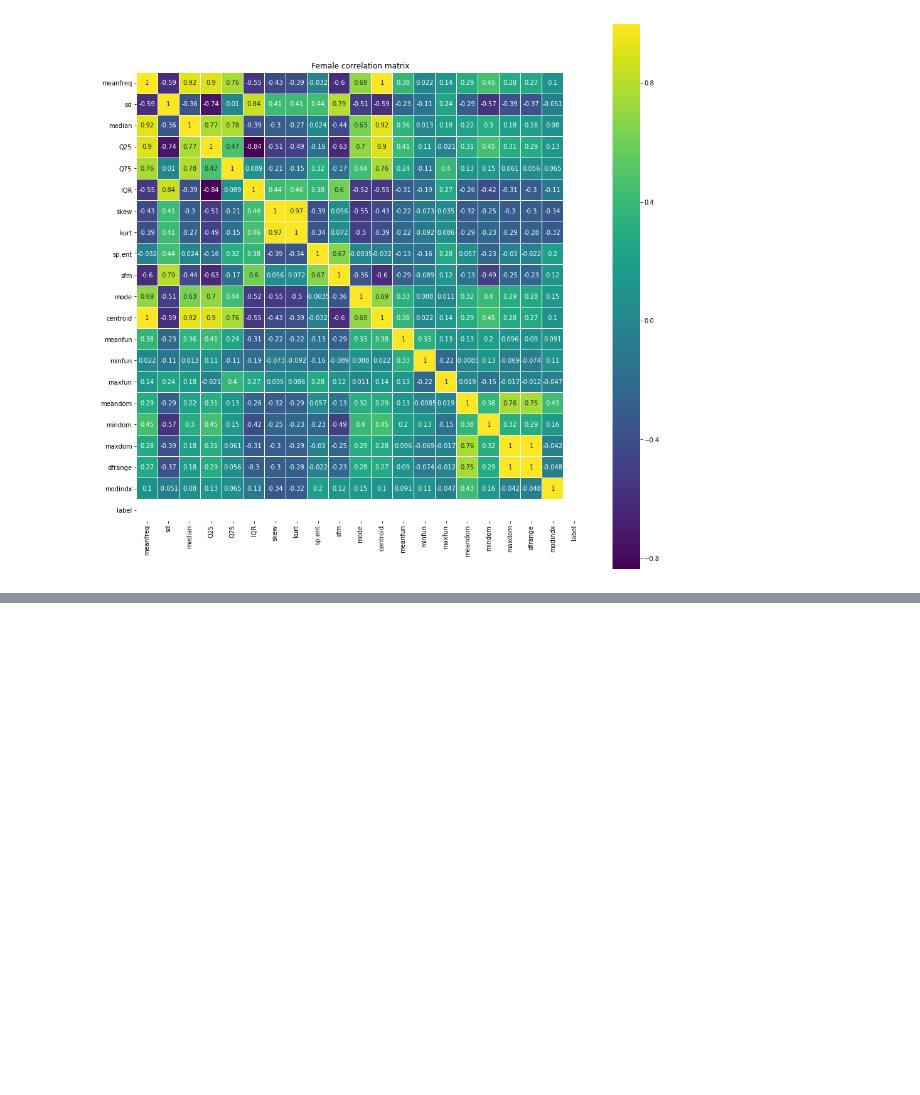
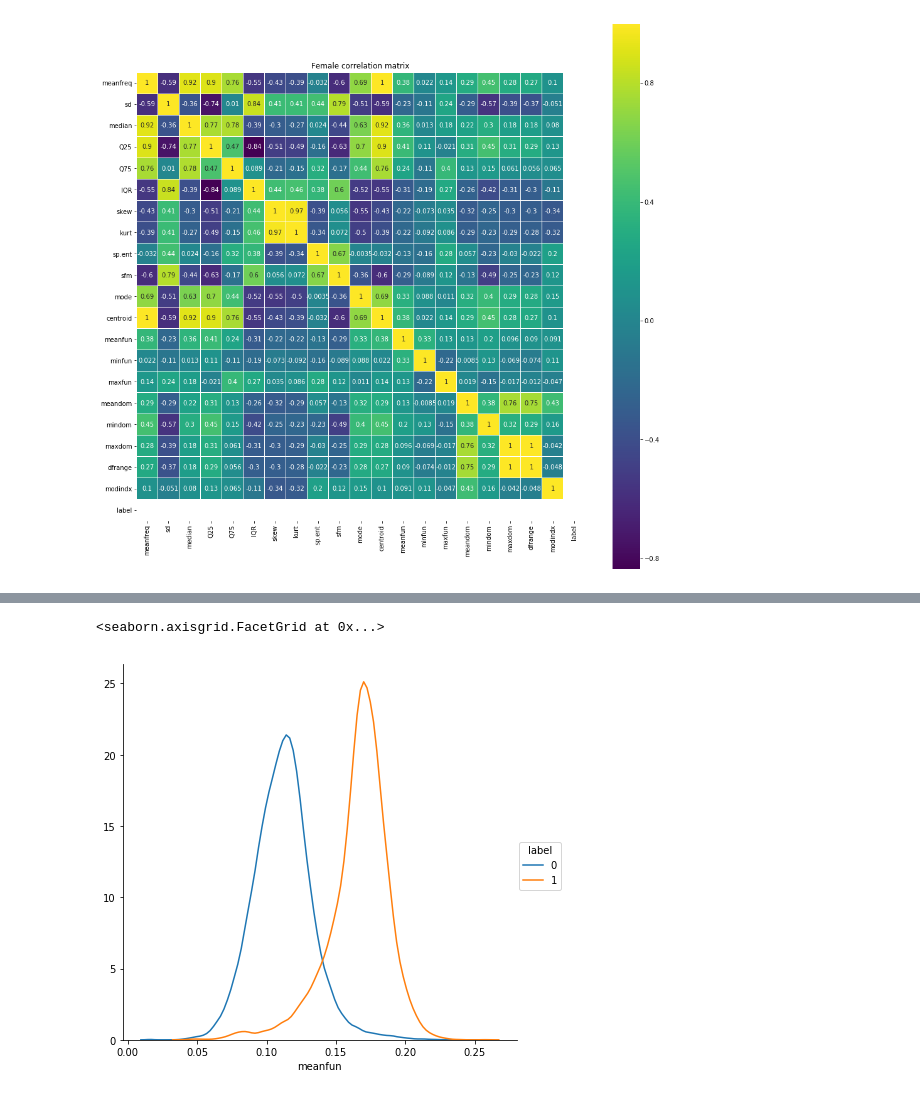
Before and after one commit to RSPB/mfmodel, a Jupyter notebook: data_analysis.ipynb, the cells around one changed output, grey strips where cells are left out. Cells and saved outputs as stored; diff of their text form; code cells hidden in the pictures; blank space fills up the shorter version.

```diff
--- a/data_analysis.ipynb
+++ b/data_analysis.ipynb
@@ -229,0 +290,7 @@ plt.scatter(X[np.where(y == 1), 0],
+# %%
+data = pd.read_csv(datapath).drop(['centroid', 'dfrange', 'filename'], axis=1)
+# %%
+sns.FacetGrid(data, hue="label", size=6).map(sns.kdeplot, "meanfun").add_legend()
+# %% [output]
+<seaborn.axisgrid.FacetGrid at 0x...>
+[figure, added]
```
Also changed, not shown: parts of 21 cells of this notebook, 2 other files.
